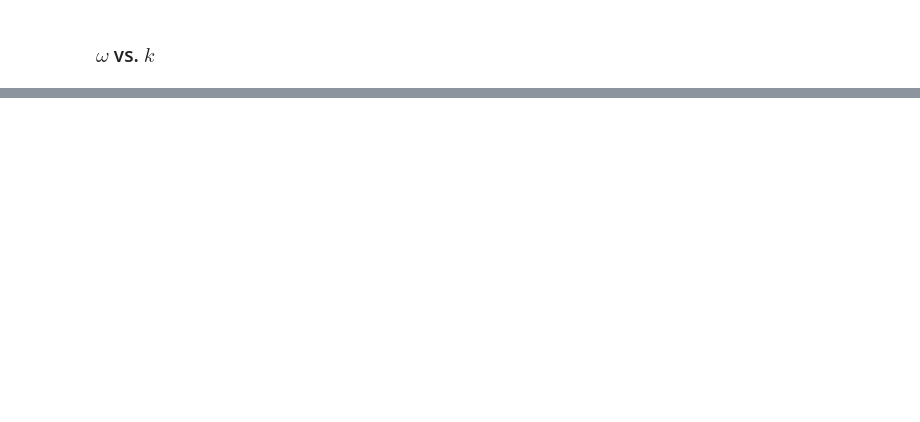
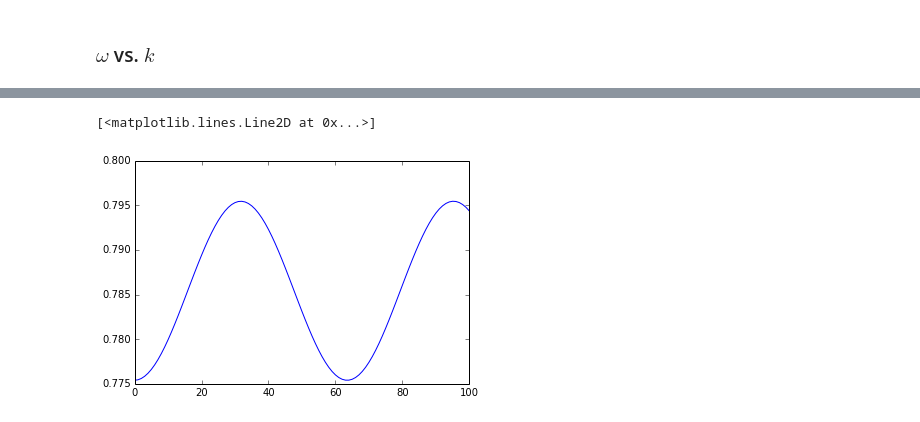
Before and after one commit to dreamer2368/py3d3v, a Jupyter notebook: py3d3v/dispersion-p3m.ipynb, the cells around one changed output, grey strips where cells are left out. Drawn from its saved outputs; the diff is of its cells as text; code cells hidden in the pictures; blank space fills up the shorter version.

```diff
--- a/py3d3v/dispersion-p3m.ipynb
+++ b/py3d3v/dispersion-p3m.ipynb
@@ -73,0 +158,6 @@ plt.savefig("wk_fixed_dx.png");
+# %%
+particle = np.argmax(np.abs(l3d.xia - l3d.xa[0]))
+plt.plot(l3d.xa[:, particle])
+# %% [output]
+[<matplotlib.lines.Line2D at 0x...>]
+[figure, added]
```
Also changed, not shown: parts of 7 cells of this notebook.
